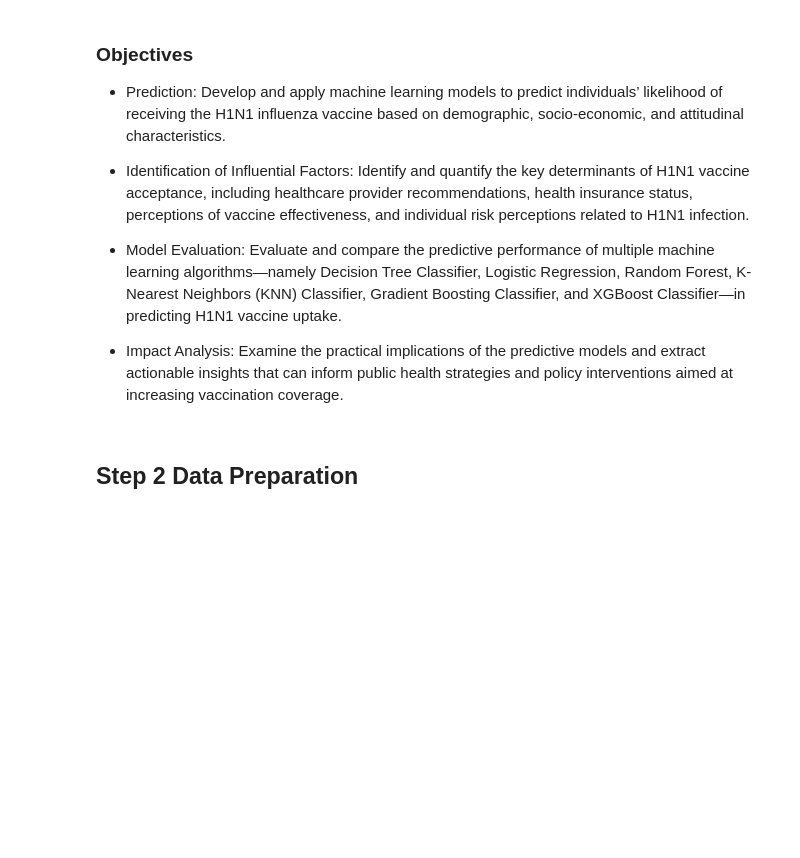
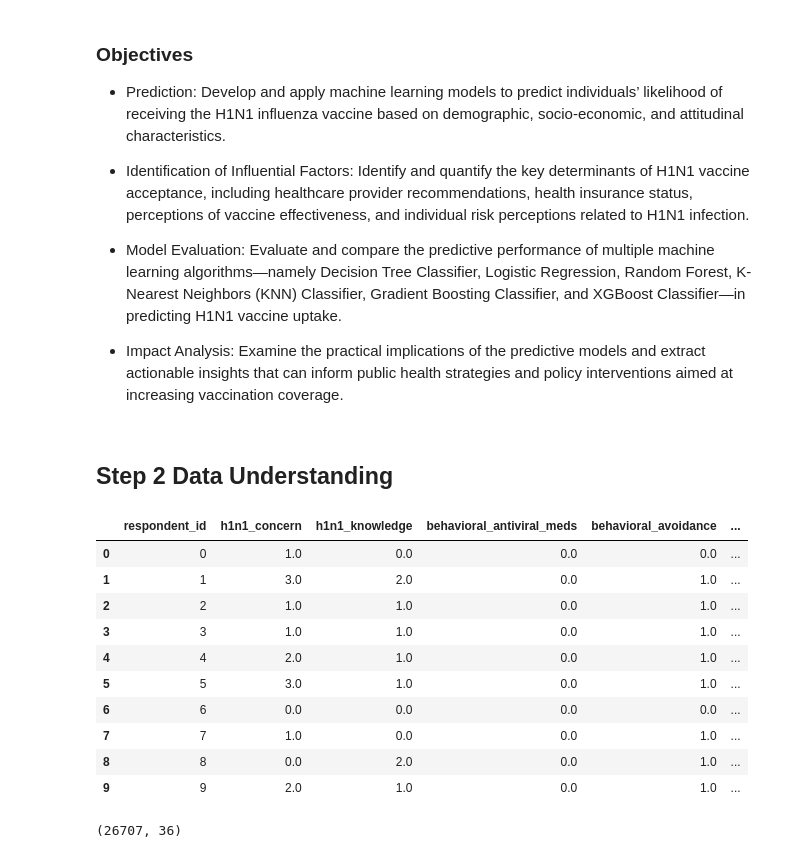
Before and after one commit to jaime8793/Phase_3_Project_DSA, a Jupyter notebook: H1N1_Vaccines.ipynb, the cells around one changed output. Saved outputs shown, nothing was run; the diff lists cells and outputs as text; code cells hidden in the pictures; blank space fills up the shorter version.

Commit message:
Data understanding

```diff
--- a/H1N1_Vaccines.ipynb
+++ b/H1N1_Vaccines.ipynb
@@ -33,4 +33,64 @@ Vaccine hesitancy represents a major challenge to public health initiatives, as
 
 - Impact Analysis: Examine the practical implications of the predictive models and extract actionable insights that can inform public health strategies and policy interventions aimed at increasing vaccination coverage.
 # %% [markdown]
-## Step 2 Data Preparation
+## Step 2 Data Understanding
+# %%
+# Relevant Libraries
+import pandas as pd
+import numpy as np
+
+import matplotlib.pyplot as plt
+import seaborn as sns
+import category_encoders as ce
+
+from matplotlib.ticker import FixedLocator
+
+from sklearn.metrics import roc_curve, roc_auc_score
+from sklearn.preprocessing import StandardScaler, MinMaxScaler, MaxAbsScaler, OneHotEncoder
+from sklearn.pipeline import Pipeline
+from sklearn.compose import ColumnTransformer
+from sklearn.impute import SimpleImputer
+
+from sklearn.experimental import enable_iterative_imputer
+from sklearn.impute import IterativeImputer
+
+
+
+from sklearn.model_selection import train_test_split, GridSearchCV, cross_validate, cross_val_score
+
+from sklearn.metrics import accuracy_score, recall_score, precision_score, f1_score
+from sklearn.metrics import confusion_matrix
+from sklearn.metrics import auc
+
+from sklearn.dummy import DummyClassifier
+from sklearn.linear_model import LogisticRegression
+from sklearn.tree import DecisionTreeClassifier
+from sklearn.ensemble import RandomForestClassifier, GradientBoostingClassifier
+from sklearn.neighbors import KNeighborsClassifier
+
+import xgboost     # extreme gradient boosting
+
+# To visualize the 100 columns in data
+pd.options.display.max_columns=100
+# %%
+# Load the dataset and display
+
+df= pd.read_csv('Data/H1N1_Flu_Vaccines.csv')
+df.head(10)
+# %% [output]
+|  | respondent_id | h1n1_concern | h1n1_knowledge | behavioral_antiviral_meds | behavioral_avoidance | ... |
+| 0 | 0 | 1.0 | 0.0 | 0.0 | 0.0 | ... |
+| 1 | 1 | 3.0 | 2.0 | 0.0 | 1.0 | ... |
+| 2 | 2 | 1.0 | 1.0 | 0.0 | 1.0 | ... |
+| 3 | 3 | 1.0 | 1.0 | 0.0 | 1.0 | ... |
+| 4 | 4 | 2.0 | 1.0 | 0.0 | 1.0 | ... |
+| 5 | 5 | 3.0 | 1.0 | 0.0 | 1.0 | ... |
+| 6 | 6 | 0.0 | 0.0 | 0.0 | 0.0 | ... |
+| 7 | 7 | 1.0 | 0.0 | 0.0 | 1.0 | ... |
+| 8 | 8 | 0.0 | 2.0 | 0.0 | 1.0 | ... |
+| 9 | 9 | 2.0 | 1.0 | 0.0 | 1.0 | ... |
+# %%
+# check the shape
+df.shape
+# %% [output]
+(26707, 36)
```
Also changed, not shown: parts of 6 cells of this notebook.
